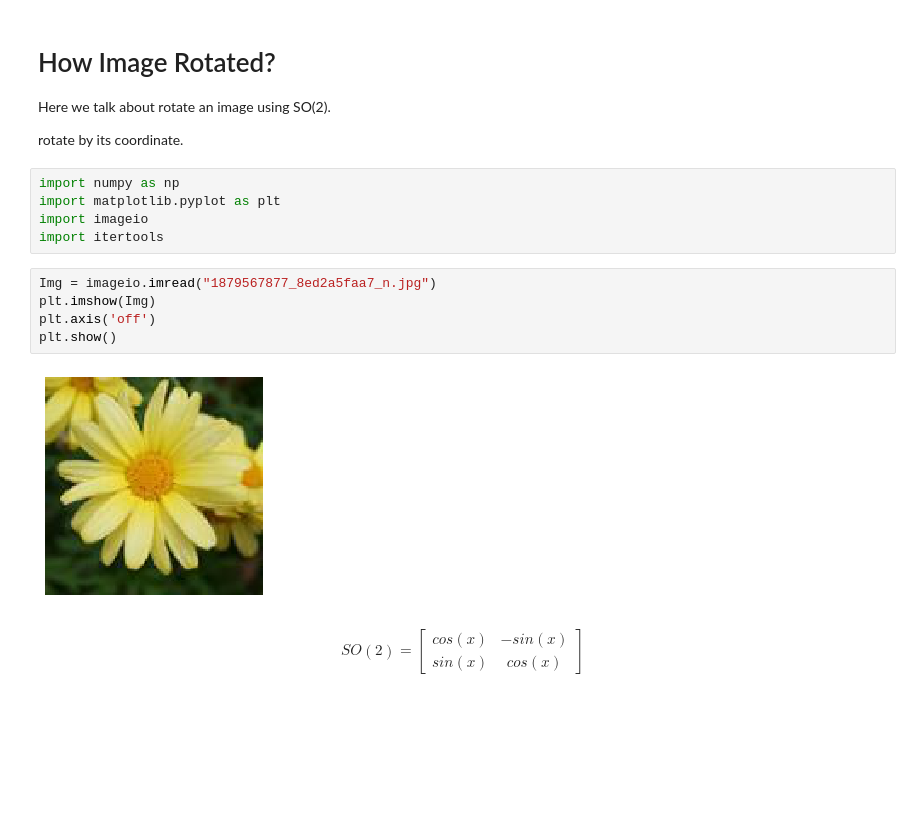
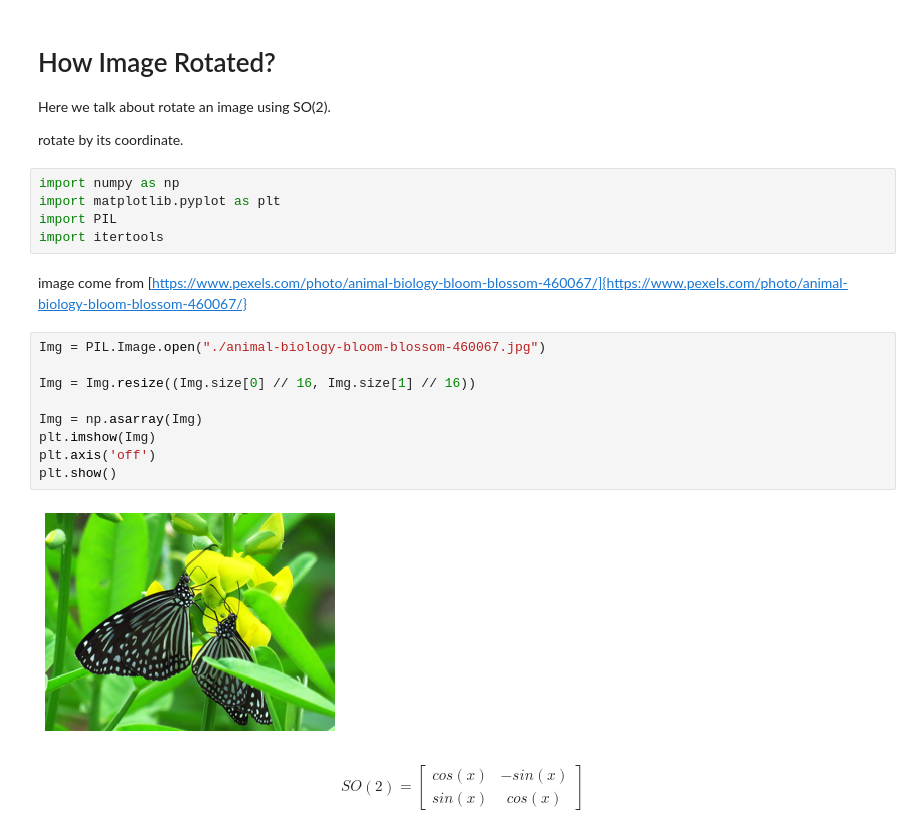
Before and after one commit to grassFlamingo/machine_wonder, a Jupyter notebook: machine learning/basic/image-rotate.ipynb, the cells around one changed output. Drawn from its saved outputs; the diff is of its cells as text; blank space fills up the shorter version.

```diff
--- a/machine learning/basic/image-rotate.ipynb
+++ b/machine learning/basic/image-rotate.ipynb
@@ -7,15 +7,21 @@ rotate by its coordinate.
 # %%
 import numpy as np
 import matplotlib.pyplot as plt
-import imageio
+import PIL
 import itertools
-# %%
-Img = imageio.imread("1879567877_8ed2a5faa7_n.jpg")
-plt.imshow(Img)
-plt.axis('off')
-plt.show()
-# %% [output]
-[figure, removed]
+# %% [markdown]
+image come from [https://www.pexels.com/photo/animal-biology-bloom-blossom-460067/]{https://www.pexels.com/photo/animal-biology-bloom-blossom-460067/}
+# %%
+Img = PIL.Image.open("./animal-biology-bloom-blossom-460067.jpg")
+
+Img = Img.resize((Img.size[0] // 16, Img.size[1] // 16))
+
+Img = np.asarray(Img)
+plt.imshow(Img)
+plt.axis('off')
+plt.show()
+# %% [output]
+[figure, added]
 # %% [markdown]
 $$
 SO(2) = \begin{bmatrix}
```
Also changed, not shown: parts of 13 cells of this notebook, 1 other file.
